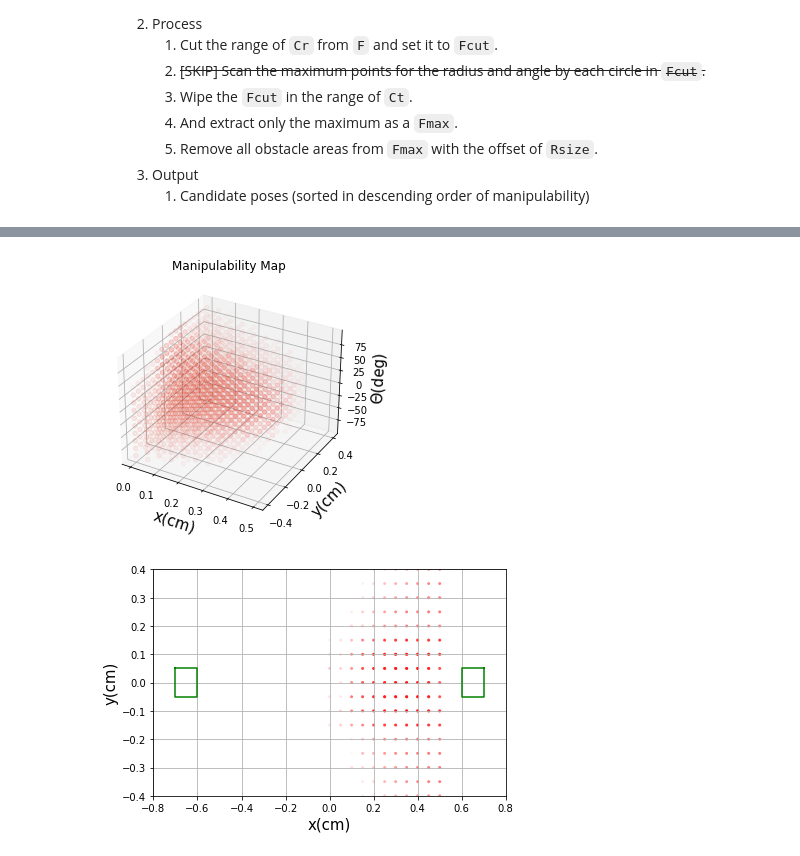
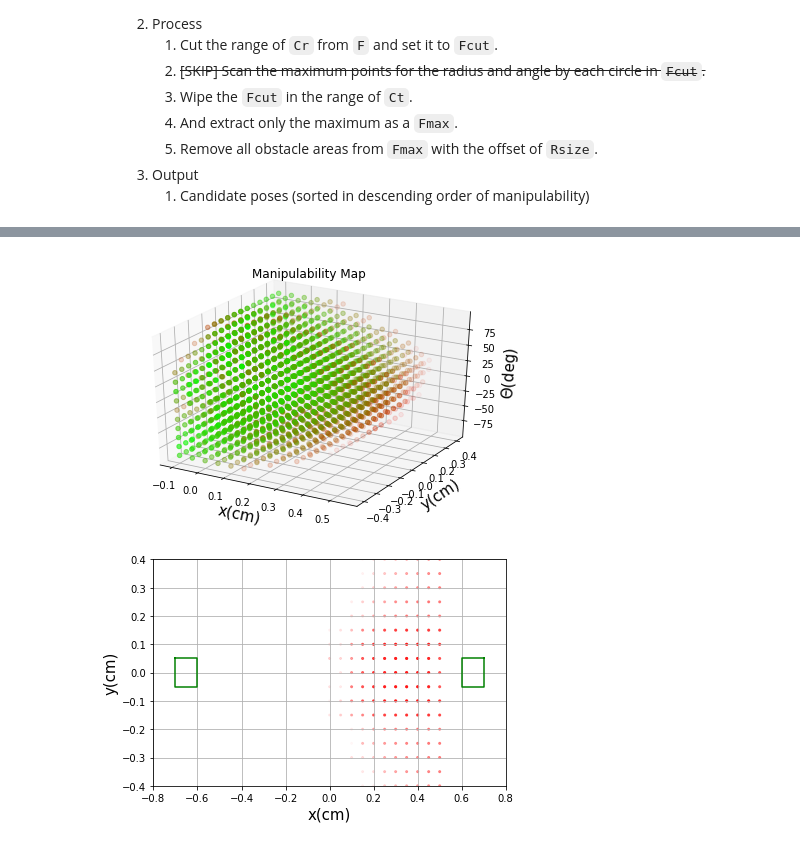
Before and after one commit to fryumbla/Robot-Manipulability, a Jupyter notebook: log/Manipulability_data 45 degre.ipynb, the cells around one changed output, grey strips where cells are left out. Saved outputs shown, nothing was run; the diff lists cells and outputs as text; code cells hidden in the pictures.

```diff
--- a/log/Manipulability_data 45 degre.ipynb
+++ b/log/Manipulability_data 45 degre.ipynb
@@ -106,11 +106,11 @@ plt.show()
 # %%
 Fig3D= plt.figure()
 ax2 = Fig3D.add_subplot(111, projection='3d')
-scatter_3d(ax2, IndyMData[:, 6], IndyMData[:, 0], IndyMData[:, 1], IndyMData[:, 9])
+scatter_3d(ax2, IndyMData[:, 6], IndyMData[:, 0], IndyMData[:, 1], IndyMData[:, 9]*7)
 Fig3D.tight_layout()
 plt.show()
 # %% [output]
-[figure, old version]
+[figure, new version]
 # %%
 # fig, (ax1, ax2) = plt.subplots(nrows=1, ncols=2)
 # scatter_2d(ax1, 0, AbbMData['TCPx'], AbbMData['TCPy'], AbbMData['M'])
```
Also changed, not shown: parts of 20 cells of this notebook, 11 other files.
